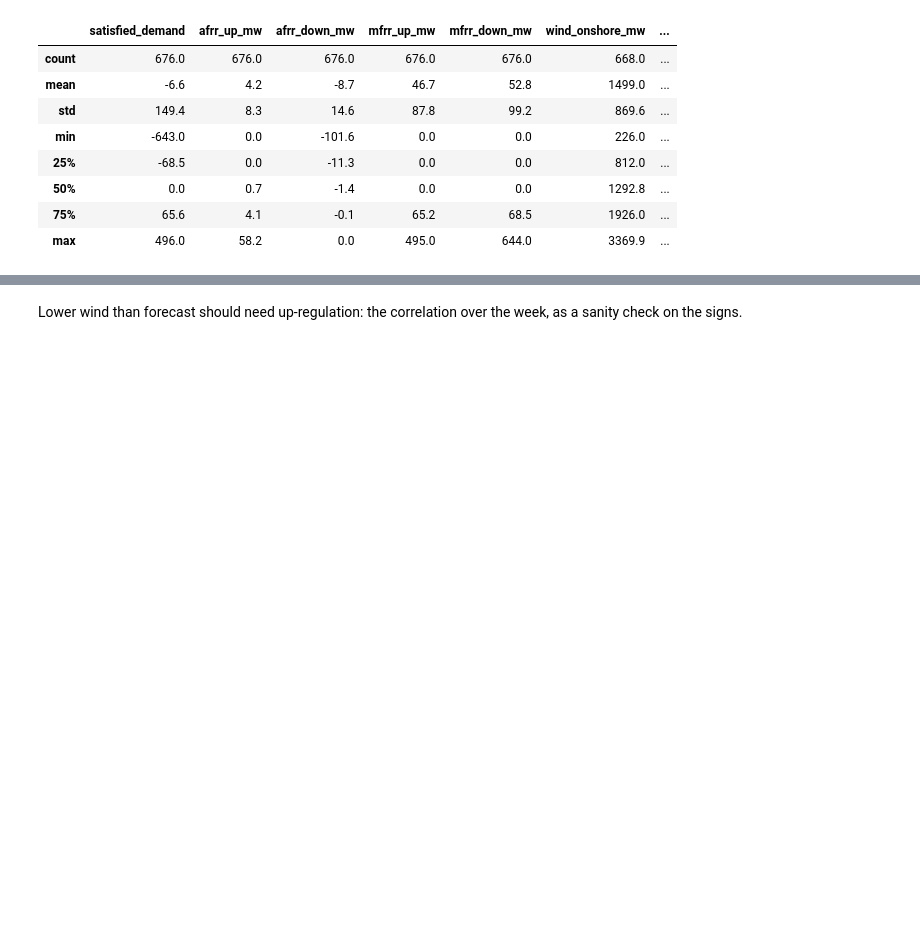
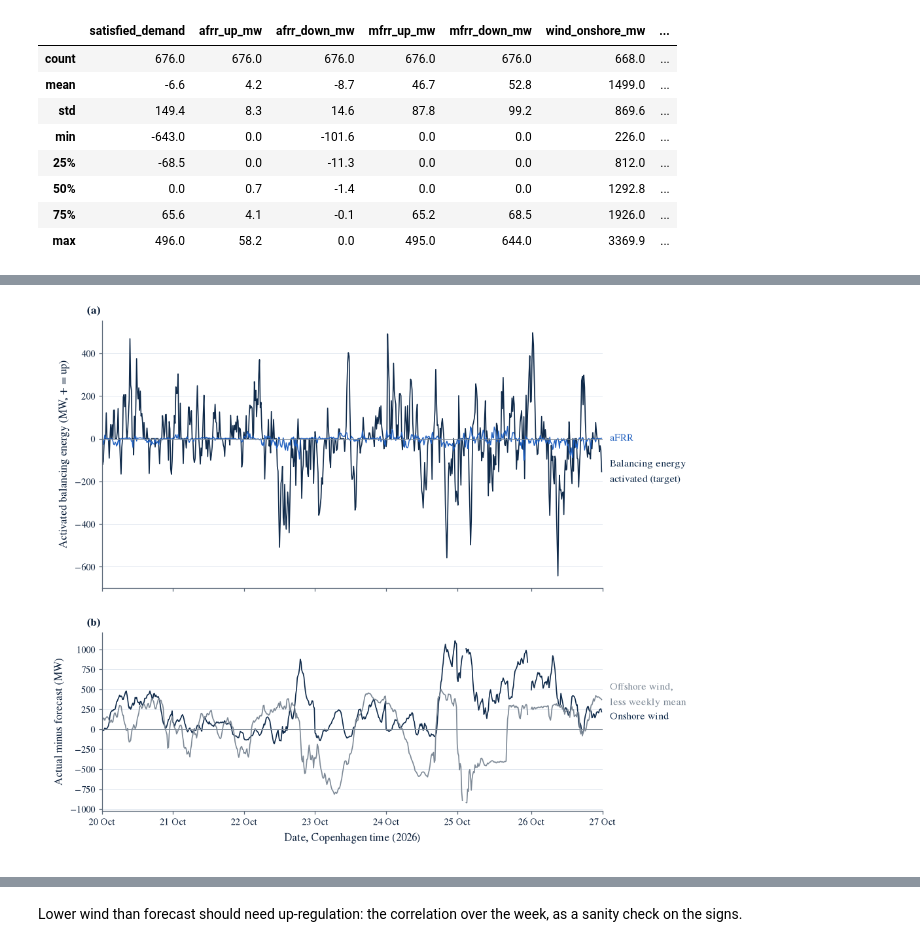
Before and after one commit to rikokardamow/nordcast, a Jupyter notebook: notebooks/01_look.ipynb, the cells around one changed output, grey strips where cells are left out. Cells and saved outputs as stored; diff of their text form; code cells hidden in the pictures; blank space fills up the shorter version.

```diff
--- a/notebooks/01_look.ipynb
+++ b/notebooks/01_look.ipynb
@@ -8,27 +8,17 @@ from datetime import datetime
 from zoneinfo import ZoneInfo
 
 import duckdb
-import matplotlib.pyplot as plt
 import pandas as pd
 import psycopg
+
+from nordcast import paper_style as ps
+from nordcast.figure_utils import ATTRIBUTION, LICENCE, label_offsets, name_label
 
 URL = os.environ.get(
     "NORDCAST_DATABASE_URL", "postgresql://postgres:postgres@127.0.0.1:44332/postgres"
 )
 CPH = ZoneInfo("Europe/Copenhagen")
 START, END = datetime(2026, 10, 20, tzinfo=CPH), datetime(2026, 10, 27, tzinfo=CPH)
-
-# Chart colours from energy-forecasting's design tokens (light mode).
-NAVY, BLUE, GREY, BAND = "#0F2A4A", "#1F5FBF", "#7D8996", "#DCE3EC"
-plt.rcParams.update(
-    {
-        "figure.figsize": (10, 4),
-        "axes.spines.top": False,
-        "axes.spines.right": False,
-        "axes.grid": True,
-        "grid.color": BAND,
-    }
-)
 
 SERIES = [
     "satisfied_demand",
@@ -212,0 +78,68 @@ fig.savefig("01_look.png", dpi=150)
+# %%
+import matplotlib.dates as mdates
+
+q = df.resample("15min").mean()  # the target is settled per quarter-hour
+target = q.satisfied_demand
+n = int(target.notna().sum())
+up, down = int((target > 0).sum()), int((target < 0).sum())
+afrr = q.afrr_up_mw + q.afrr_down_mw
+on_err = q.wind_onshore_mw - q.wind_onshore_fc_da_mw
+off_err = q.wind_offshore_mw - q.wind_offshore_fc_da_mw
+off_adj = off_err - off_err.mean()
+
+NAVY, BLUE, GREY = ps.PALETTE[0], ps.PALETTE[1], ps.PALETTE[2]
+fig, axes = ps.figure(2, 1, height_ratios=[3, 2])
+top, bottom = axes[0][0], axes[1][0]
+top.plot(target.index, target, color=NAVY, lw=0.8)
+top.plot(afrr.index, afrr, color=BLUE, lw=0.7)
+top.axhline(0, color=GREY, lw=0.5)
+bottom.plot(on_err.index, on_err, color=NAVY, lw=0.8)
+bottom.plot(off_adj.index, off_adj, color=GREY, lw=0.8)
+bottom.axhline(0, color=GREY, lw=0.5)
+bottom.xaxis.set_major_locator(mdates.DayLocator(tz=CPH))
+bottom.xaxis.set_major_formatter(mdates.DateFormatter("%-d %b", tz=CPH))
+for ax in (top, bottom):
+    ax.set_xlim(START, END)
+ps.frame(
+    fig,
+    title=(
+        f"Up-regulation was needed in {up / n:.0%} of quarter-hours and down-regulation in "
+        f"{down / n:.0%} in DK1, 20 to 26 October 2026"
+    ),
+    subtitle=(
+        "(a) Balancing energy Energinet activated to cover the system imbalance (the forecast "
+        "target, positive = up-regulation), with the automatic reserve (aFRR). (b) Wind "
+        "production minus Energinet's day-ahead forecast, onshore and offshore apart; offshore "
+        f"runs a level above its forecast and is shown less its weekly mean of {off_err.mean():+.0f} MW. "
+        "Quarter-hour means, Copenhagen time."
+    ),
+    units="MW",
+    cadence="quarter-hourly",
+    source=f"{ATTRIBUTION} (ImbalancePrice, PowerSystemRightNow, Forecasts_5Min)",
+    licence=LICENCE,
+    asof="2026-10-31",  # the newest vintage in the database when drawn
+    xlabel="Date, Copenhagen time (2026)",
+    ylabel=["Activated balancing energy (MW, + = up)", "Actual minus forecast (MW)"],
+    margins=(0.65, 1.25, 0.2, 0.5),
+)
+for ax, items in (
+    (
+        top,
+        [(target, "Balancing energy\nactivated (target)", NAVY), (afrr, "aFRR", BLUE)],
+    ),
+    (
+        bottom,
+        [
+            (on_err, "Onshore wind", NAVY),
+            (off_adj, "Offshore wind,\nless weekly mean", GREY),
+        ],
+    ),
+):
+    ends = [(s.dropna().index[-1], float(s.dropna().iloc[-1])) for s, _, _ in items]
+    dys = label_offsets(ax, [y for _, y in ends], gap_pt=16)
+    for (s, text, colour), (x, y), dy in zip(items, ends, dys, strict=True):
+        name_label(ax, x, y, text, color=colour, dy=dy)
+ps.show(fig)
+ps.save(fig, "01_look", formats=("pdf", "png", "tex"))
+# %% [output]
+[figure, added]
```
Also changed, not shown: parts of 2 cells of this notebook, 4 other files.
